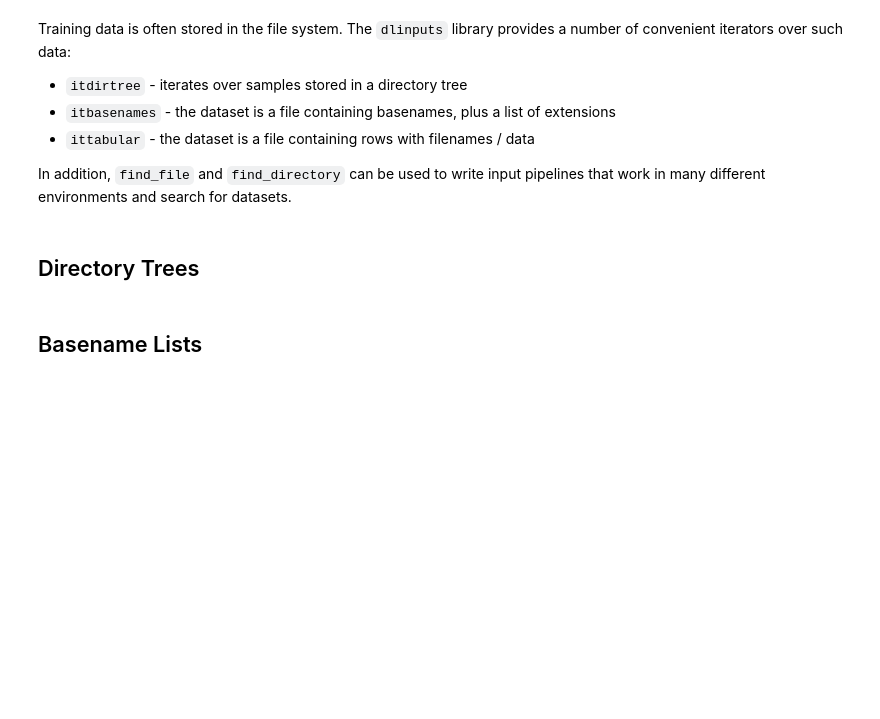
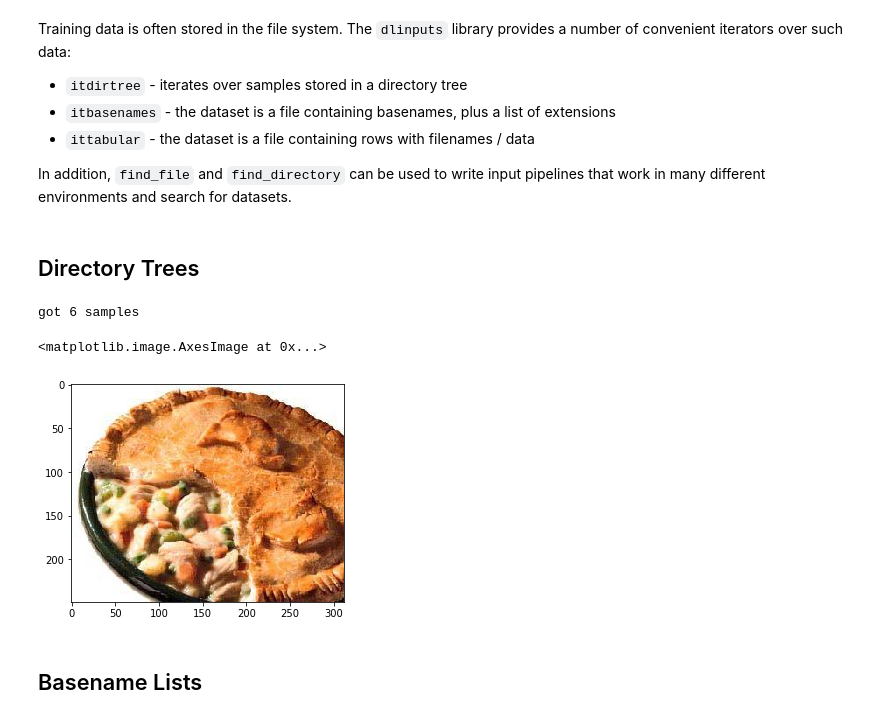
Before and after one commit to NVlabs/dlinputs, a Jupyter notebook: intro-to-dlinputs.ipynb, the cells around one changed output. Cells and saved outputs as stored; diff of their text form; code cells hidden in the pictures; blank space fills up the shorter version.

```diff
--- a/intro-to-dlinputs.ipynb
+++ b/intro-to-dlinputs.ipynb
@@ -28,9 +27,13 @@ In addition, `find_file` and `find_directory` can be used to write input pipelin
 # %%
 import dlinputs; reload(dlinputs); dli = dlinputs
 data = dli.itdirtree("testdata/dirdata", "png,cls", size=6) | \
-       dli.itmap(png=dli.pilreads, cls=int)
+       dli.itmap(png=dli.pilrgb, cls=int)
 sample = data.next()
 imshow(sample["png"])
+# %% [output]
+got 6 samples
+<matplotlib.image.AxesImage at 0x...>
+[figure, added]
 # %% [markdown]
 ## Basename Lists
 # %%
```
Also changed, not shown: parts of 31 cells of this notebook, 1 other file.
